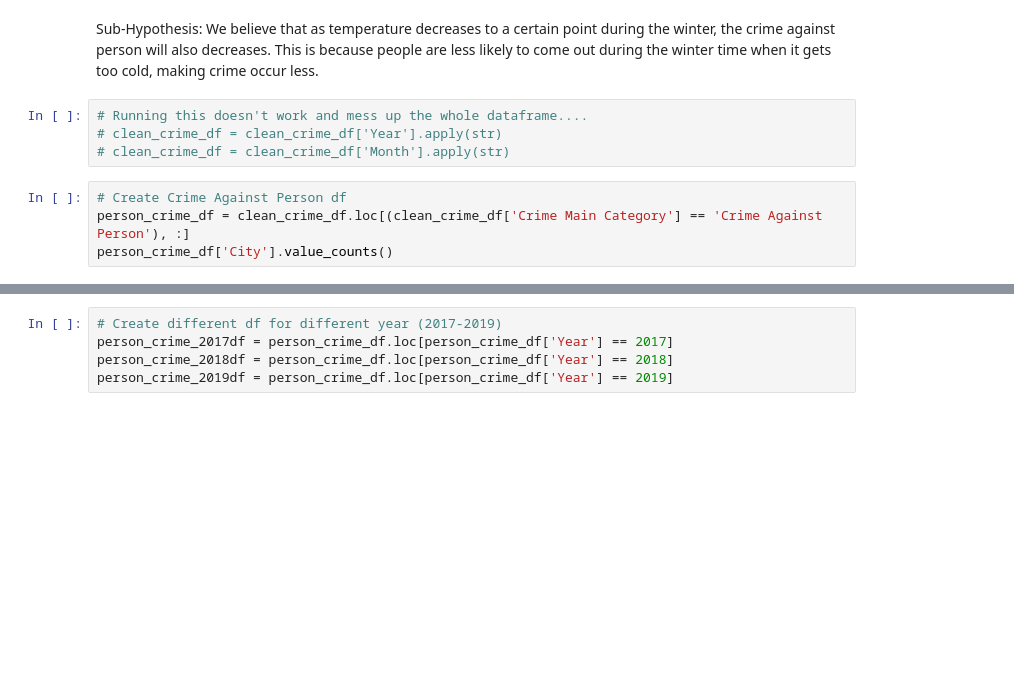
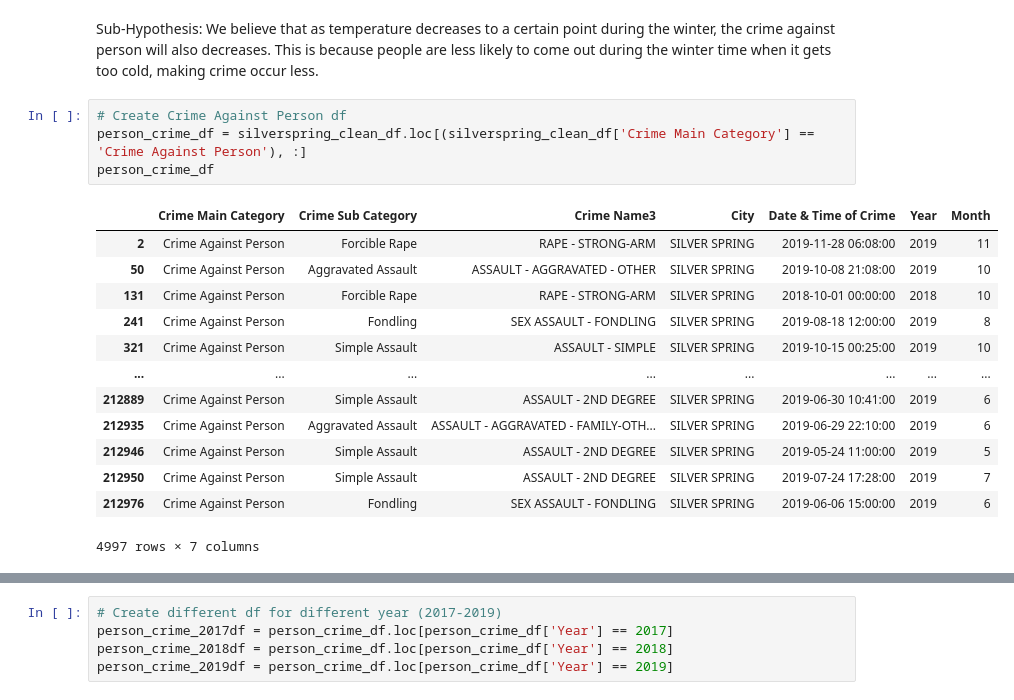
Before and after one commit to siekmeierpaul/Project1-Team6, a Jupyter notebook: Weather & Crime in Silver Spring_Maryland.ipynb, the cells around one changed output, grey strips where cells are left out. Cells and saved outputs as stored; diff of their text form; blank space fills up the shorter version.

```diff
--- a/Weather & Crime in Silver Spring_Maryland.ipynb
+++ b/Weather & Crime in Silver Spring_Maryland.ipynb
@@ -55,11 +87,21 @@ silverspring_clean_df.head(3)
 # Cynthia's code starts here - Person
 # %% [markdown]
 Sub-Hypothesis: We believe that as temperature decreases to a certain point during the winter, the crime against person will also decreases. This is because people are less likely to come out during the winter time when it gets too cold, making crime occur less.
-# %%
-# Running this doesn't work and mess up the whole dataframe....
-# clean_crime_df = clean_crime_df['Year'].apply(str)
-# clean_crime_df = clean_crime_df['Month'].apply(str)
 # %%
 # Create Crime Against Person df
-person_crime_df = clean_crime_df.loc[(clean_crime_df['Crime Main Category'] == 'Crime Against Person'), :]
-person_crime_df['City'].value_counts()
+person_crime_df = silverspring_clean_df.loc[(silverspring_clean_df['Crime Main Category'] == 'Crime Against Person'), :]
+person_crime_df
+# %% [output]
+|  | Crime Main Category | Crime Sub Category | Crime Name3 | City | Date & Time of Crime | Year | Month |
+| 2 | Crime Against Person | Forcible Rape | RAPE - STRONG-ARM | SILVER SPRING | 2019-11-28 06:08:00 | 2019 | 11 |
+| 50 | Crime Against Person | Aggravated Assault | ASSAULT - AGGRAVATED - OTHER | SILVER SPRING | 2019-10-08 21:08:00 | 2019 | 10 |
+| 131 | Crime Against Person | Forcible Rape | RAPE - STRONG-ARM | SILVER SPRING | 2018-10-01 00:00:00 | 2018 | 10 |
+| 241 | Crime Against Person | Fondling | SEX ASSAULT - FONDLING | SILVER SPRING | 2019-08-18 12:00:00 | 2019 | 8 |
+| 321 | Crime Against Person | Simple Assault | ASSAULT - SIMPLE | SILVER SPRING | 2019-10-15 00:25:00 | 2019 | 10 |
+| ... | ... | ... | ... | ... | ... | ... | ... |
+| 212889 | Crime Against Person | Simple Assault | ASSAULT - 2ND DEGREE | SILVER SPRING | 2019-06-30 10:41:00 | 2019 | 6 |
+| 212935 | Crime Against Person | Aggravated Assault | ASSAULT - AGGRAVATED - FAMILY-OTH... | SILVER SPRING | 2019-06-29 22:10:00 | 2019 | 6 |
+| 212946 | Crime Against Person | Simple Assault | ASSAULT - 2ND DEGREE | SILVER SPRING | 2019-05-24 11:00:00 | 2019 | 5 |
+| 212950 | Crime Against Person | Simple Assault | ASSAULT - 2ND DEGREE | SILVER SPRING | 2019-07-24 17:28:00 | 2019 | 7 |
+| 212976 | Crime Against Person | Fondling | SEX ASSAULT - FONDLING | SILVER SPRING | 2019-06-06 15:00:00 | 2019 | 6 |
+4997 rows × 7 columns
```
Also changed, not shown: parts of 10 cells of this notebook.
